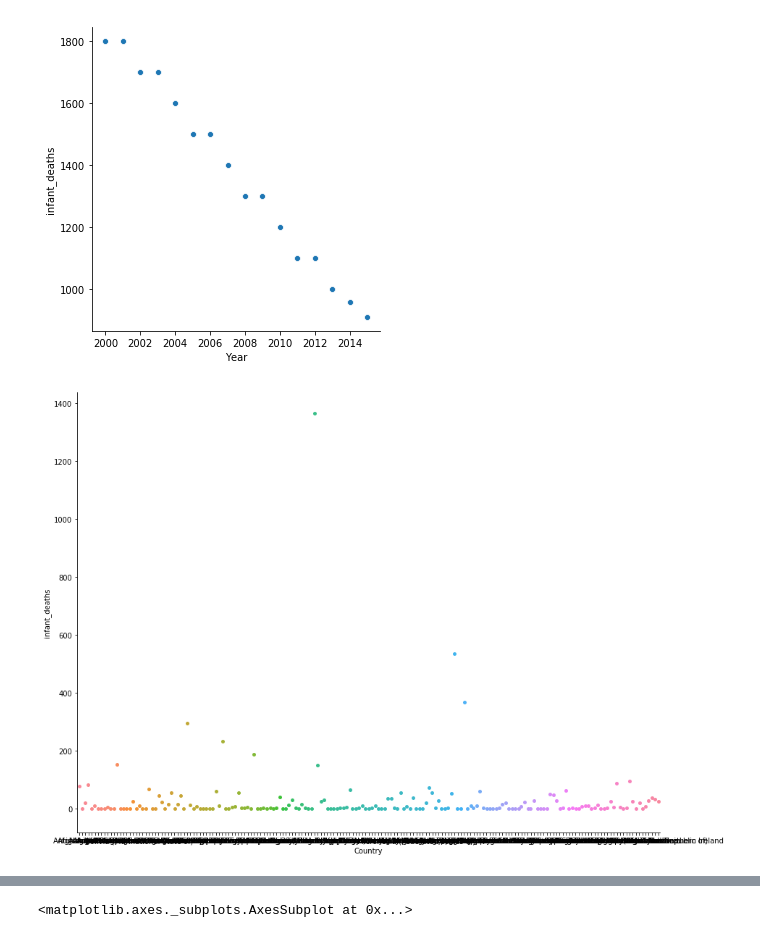
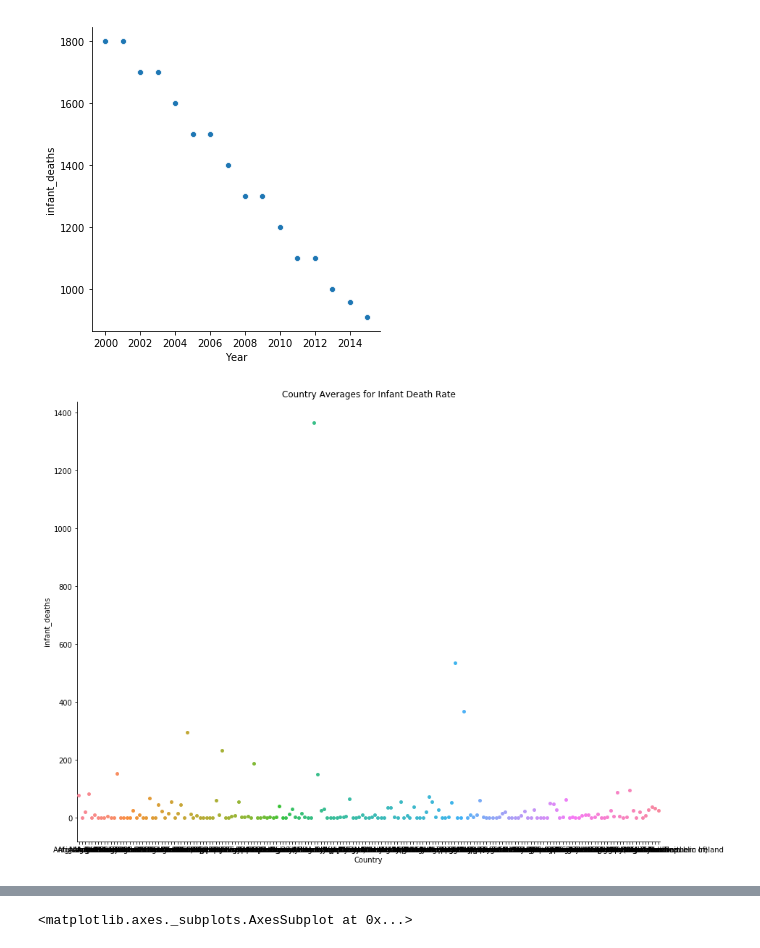
Before and after one commit to chrisoyer/thinkful_notes, a Jupyter notebook: Unit_2_supervised_learning/17.10_model_prep_challenge.ipynb, the cells around one changed output, grey strips where cells are left out. Saved outputs shown, nothing was run; the diff lists cells and outputs as text; code cells hidden in the pictures.

```diff
--- a/Unit_2_supervised_learning/17.10_model_prep_challenge.ipynb
+++ b/Unit_2_supervised_learning/17.10_model_prep_challenge.ipynb
@@ -287,9 +291,10 @@ sns.relplot(data=life_expect_df[life_expect_df['Country'] == 'India'], x='Year',
 # %%
 infant_deaths_sum_df = life_expect_df.groupby("Country")[["Country", "infant_deaths"]].mean().reset_index()
 g = sns.catplot(data=infant_deaths_sum_df, x='Country', y='infant_deaths')
+plt.title("Country Averages for Infant Death Rate")
 g.fig.set_size_inches(23,10);
 # %% [output]
-[figure, old version]
+[figure, new version]
 # %%
 life_expect_df[life_expect_df["infant_deaths"] > 150].groupby("Country").mean() #most per year should be 1/6 of pop
 # %% [output]
```
Also changed, not shown: parts of 13 cells of this notebook.
